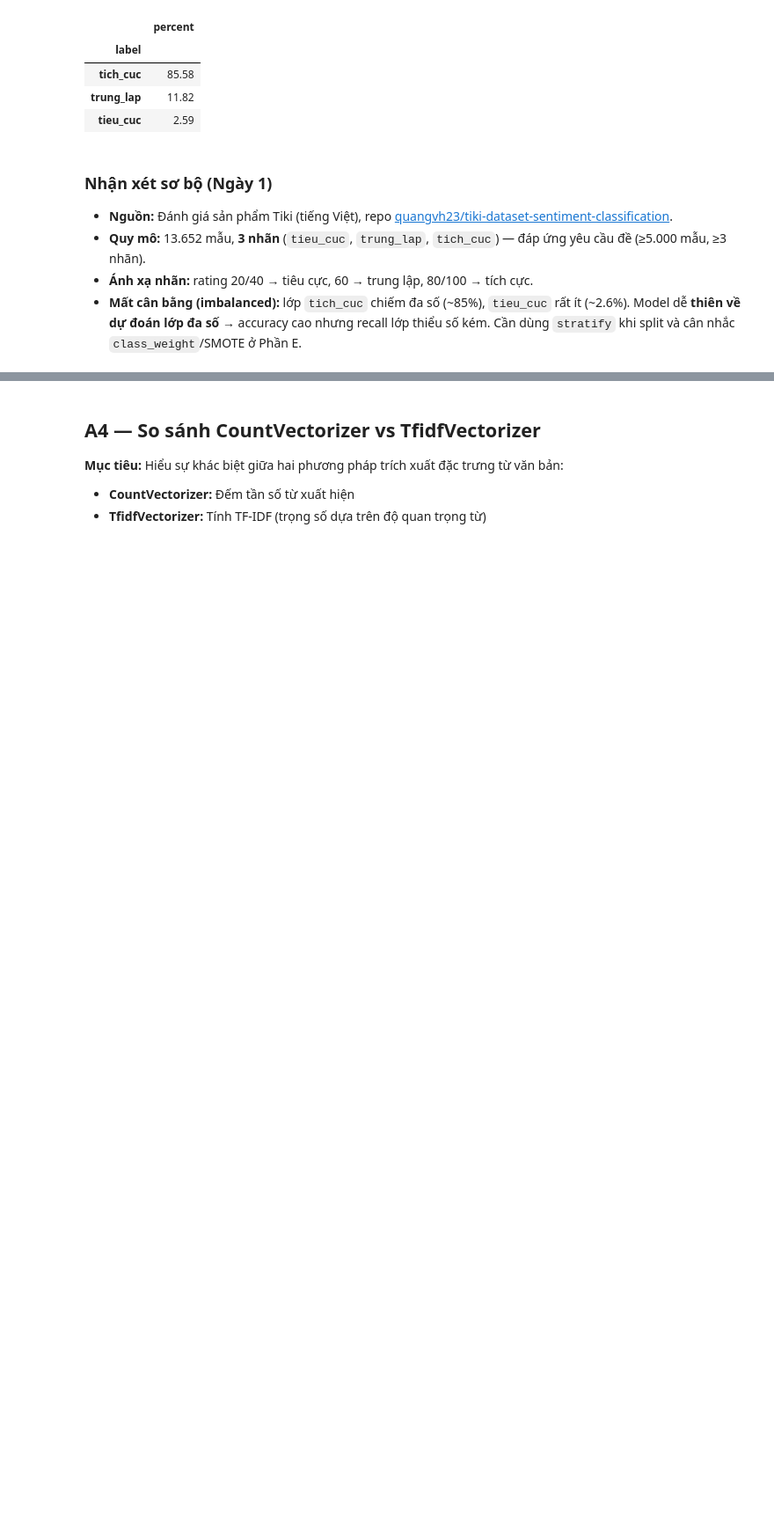
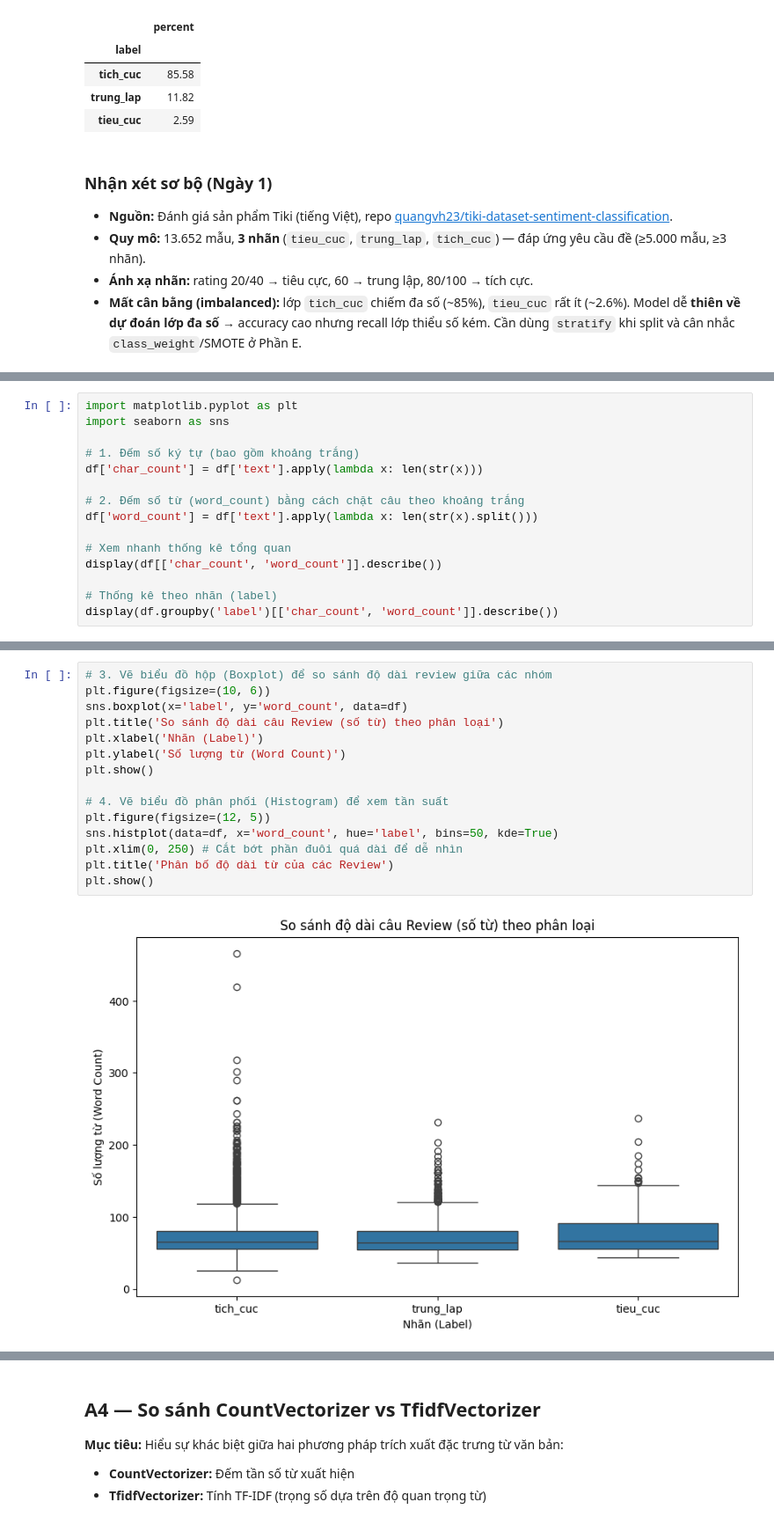
Before and after one commit to peterphenikaa/python-eda-project, a Jupyter notebook: notebook.ipynb, the cells around one changed output, grey strips where cells are left out. Shown at 88% size. Drawn from its saved outputs; the diff is of its cells as text; blank space fills up the shorter version.

```diff
--- a/notebook.ipynb
+++ b/notebook.ipynb
@@ -88,0 +93,15 @@ display((label_counts / len(df) * 100).round(2).to_frame("percent"))
+# %%
+import matplotlib.pyplot as plt
+import seaborn as sns
+
+# 1. Đếm số ký tự (bao gồm khoảng trắng)
+df['char_count'] = df['text'].apply(lambda x: len(str(x)))
+
+# 2. Đếm số từ (word_count) bằng cách chặt câu theo khoảng trắng
+df['word_count'] = df['text'].apply(lambda x: len(str(x).split()))
+
+# Xem nhanh thống kê tổng quan
+display(df[['char_count', 'word_count']].describe())
+
+# Thống kê theo nhãn (label)
+display(df.groupby('label')[['char_count', 'word_count']].describe())
@@ -88,0 +124,17 @@ display((label_counts / len(df) * 100).round(2).to_frame("percent"))
+# %%
+# 3. Vẽ biểu đồ hộp (Boxplot) để so sánh độ dài review giữa các nhóm
+plt.figure(figsize=(10, 6))
+sns.boxplot(x='label', y='word_count', data=df)
+plt.title('So sánh độ dài câu Review (số từ) theo phân loại')
+plt.xlabel('Nhãn (Label)')
+plt.ylabel('Số lượng từ (Word Count)')
+plt.show()
+
+# 4. Vẽ biểu đồ phân phối (Histogram) để xem tần suất
+plt.figure(figsize=(12, 5))
+sns.histplot(data=df, x='word_count', hue='label', bins=50, kde=True)
+plt.xlim(0, 250) # Cắt bớt phần đuôi quá dài để dễ nhìn
+plt.title('Phân bố độ dài từ của các Review')
+plt.show()
+# %% [output]
+[figure, added]
```
Also changed, not shown: parts of 9 cells of this notebook, 1 other file.
